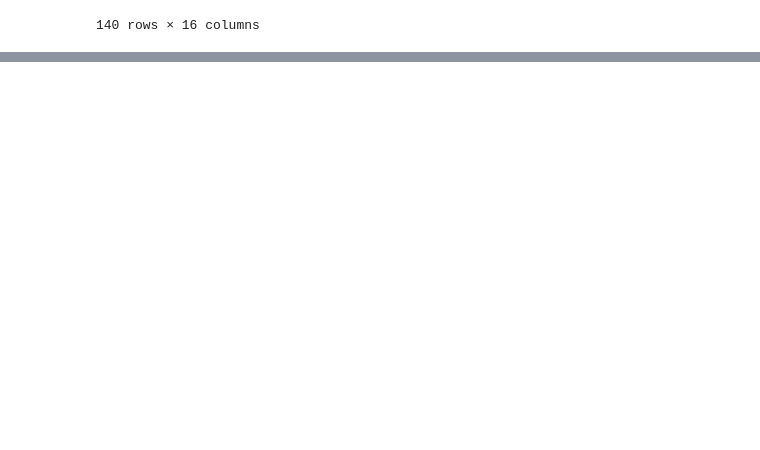
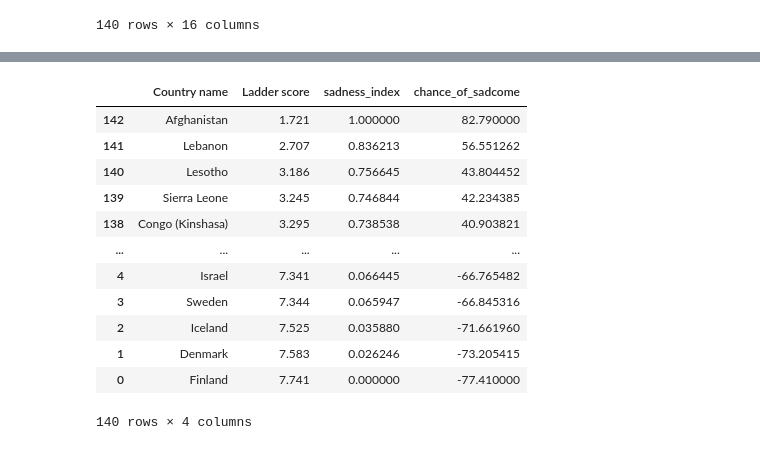
Before and after one commit to arjunhareeshs/EDA-task, a Jupyter notebook: task.ipynb, the cells around one changed output, grey strips where cells are left out. Drawn from its saved outputs; the diff is of its cells as text; code cells hidden in the pictures; blank space fills up the shorter version.

```diff
--- a/task.ipynb
+++ b/task.ipynb
@@ -505,0 +604,17 @@ display(data)
+# %%
+data['chance_of_sadcome'] = data['sadness_index'] * 100 - data['Ladder score'] * 10
+display(data[['Country name', 'Ladder score', 'sadness_index', 'chance_of_sadcome']])
+# %% [output]
+|  | Country name | Ladder score | sadness_index | chance_of_sadcome |
+| 142 | Afghanistan | 1.721 | 1.000000 | 82.790000 |
+| 141 | Lebanon | 2.707 | 0.836213 | 56.551262 |
+| 140 | Lesotho | 3.186 | 0.756645 | 43.804452 |
+| 139 | Sierra Leone | 3.245 | 0.746844 | 42.234385 |
+| 138 | Congo (Kinshasa) | 3.295 | 0.738538 | 40.903821 |
+| ... | ... | ... | ... | ... |
+| 4 | Israel | 7.341 | 0.066445 | -66.765482 |
+| 3 | Sweden | 7.344 | 0.065947 | -66.845316 |
+| 2 | Iceland | 7.525 | 0.035880 | -71.661960 |
+| 1 | Denmark | 7.583 | 0.026246 | -73.205415 |
+| 0 | Finland | 7.741 | 0.000000 | -77.410000 |
+140 rows × 4 columns
```
Also changed, not shown: parts of 7 cells of this notebook, 1 other file.
